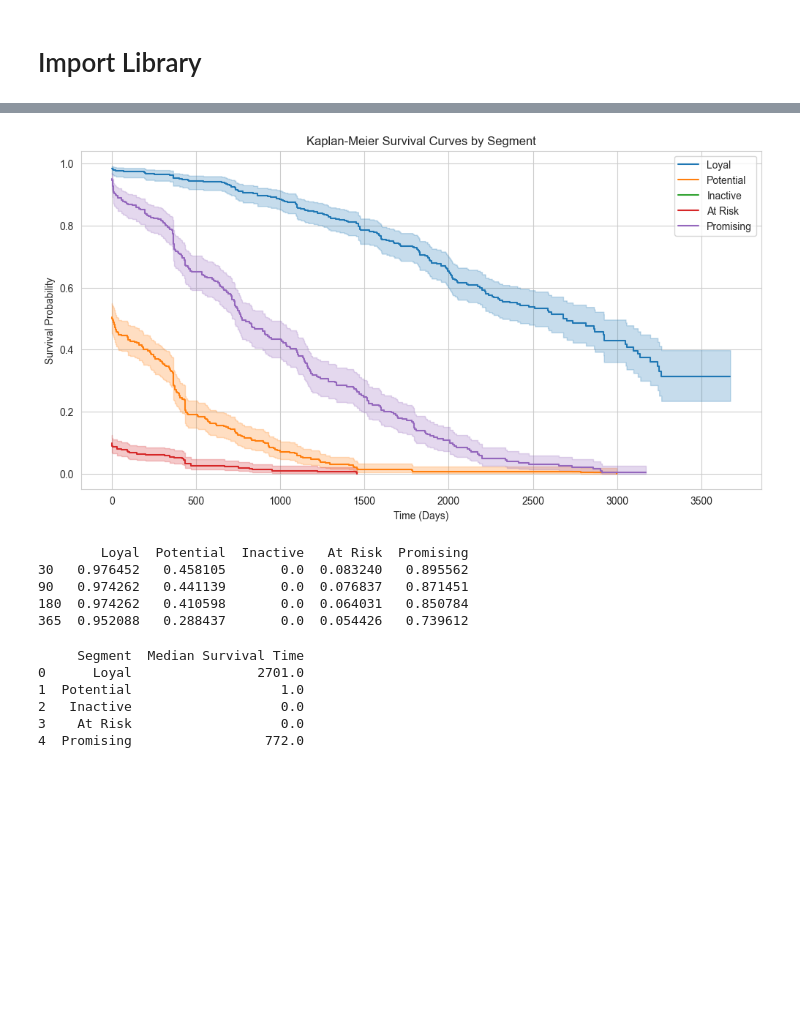
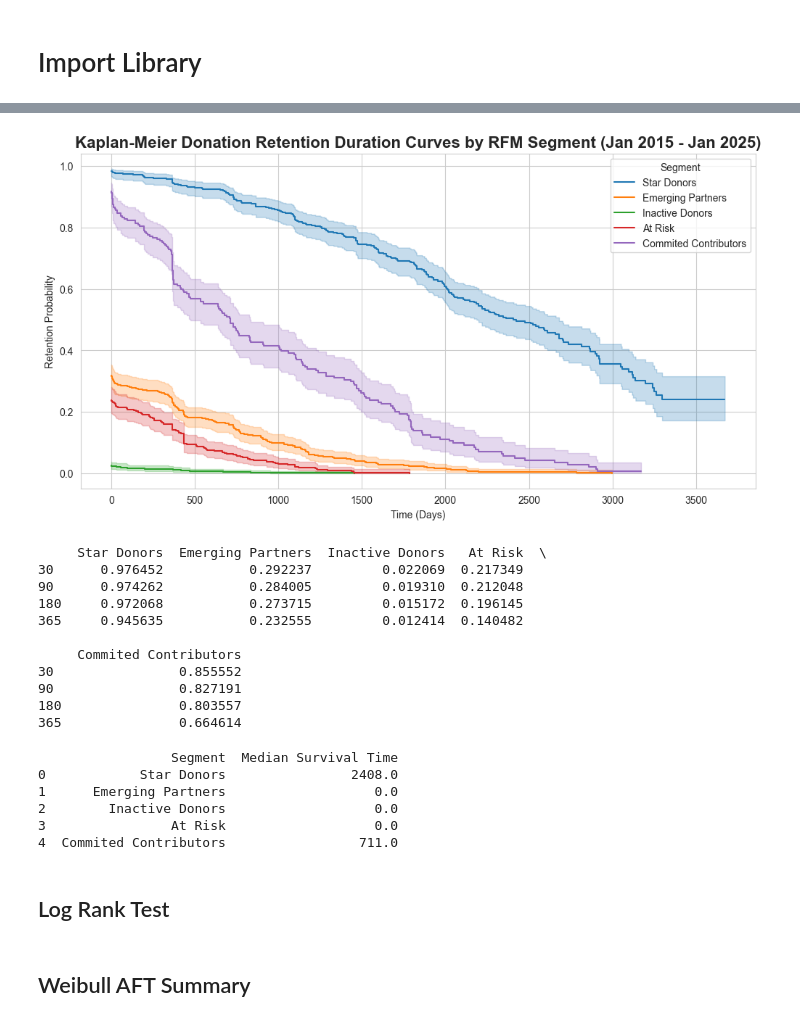
Before and after one commit to uyen-nguyen-190304/BRDC_Cow, a Jupyter notebook: Time_Series_Survival_Analysis.ipynb, the cells around one changed output, grey strips where cells are left out. Drawn from its saved outputs; the diff is of its cells as text; code cells hidden in the pictures; blank space fills up the shorter version.

```diff
--- a/Time_Series_Survival_Analysis.ipynb
+++ b/Time_Series_Survival_Analysis.ipynb
@@ -16,6 +13,6 @@ from lifelines import KaplanMeierFitter
 https://data.bls.gov/timeseries/CUUR0000SA0L1E?output_view=pct_12mths
 # %%
-cpi_df = pd.read_excel('./SeriesReport-20250410235943_836898.xlsx', skiprows= 11)
+cpi_df = pd.read_excel('./SeriesReport-20250411111756_540f2c.xlsx', skiprows= 11)
 # %%
 # Calculate annual average inflation rate
 cpi_df['Inflation_Rate'] = (cpi_df['HALF1'] + cpi_df['HALF2']) / 2
@@ -48,7 +45,7 @@ df_transactions = pd.read_excel('./data/all_transactions.xlsx')
 df_transactions = df_transactions.rename(columns={'Revenue Amount': 'Revenue', 'Account Number': 'ID'})
 # %%
 df = df_transactions.merge(df_rfm, on='ID', how='inner')
-df = df[(df['Type'] != 'Soft Credit') & (df['Revenue'] > 0) & (df['Date'] >= '2015-01-01' ) & (df['Date'] <= '2025-02-01')]
+df = df[(df['Type'] != 'Soft Credit') & (df['Revenue'] > 0) & (df['Date'] >= '2015-01-01' ) & (df['Date'] < '2025-02-01')]
 df['Year'] = df['Date'].dt.year
 # %%
 # Merge CPI Index with revenue data
@@ -356,5 +227,5 @@ Name: Donation_Interval, dtype: float64
 # %%
-# Calculate the 90th percentile of donation intervals
-churn_threshold = df_sorted['Donation_Interval'].quantile(0.75)
-print(f"Churn Threshold (90th Percentile): {churn_threshold} days")
+# Calculate the 65th percentile of donation intervals
+churn_threshold = df_sorted['Donation_Interval'].quantile(0.65)
+print(f"Churn Threshold (65th Percentile): {churn_threshold} days")
 # %% [output]
@@ -377,22 +253,23 @@ df_survival['Churned'] = ((observation_end - df_survival['Last_Donation_Date']).
 # %%
 # Initialize Kaplan-Meier estimator
 kmf = KaplanMeierFitter()
 
 # Plot survival curves for each segment
 plt.figure(figsize=(12, 6))
 for segment in df_survival['Segment'].unique():
     segment_data = df_survival[df_survival['Segment'] == segment]
     kmf.fit(segment_data['Duration'], event_observed=segment_data['Churned'], label=segment)
     kmf.plot_survival_function()
 
-plt.title('Kaplan-Meier Survival Curves by Segment')
+sns.set_style("whitegrid")
+plt.title('Kaplan-Meier Donation Retention Duration Curves by RFM Segment (Jan 2015 - Jan 2025)', fontsize=16, weight='bold')
 plt.xlabel('Time (Days)')
-plt.ylabel('Survival Probability')
-plt.legend()
+plt.ylabel('Retention Probability')
+plt.legend(title = 'Segment')
 plt.grid(True)
 plt.show()
 # %% [output]
-[figure, old version]
+[figure, new version]
 # %%
 # Extract survival probabilities for each segment
 summary = {}
@@ -406,11 +283,17 @@ for segment in df_survival['Segment'].unique():
 summary_df = pd.DataFrame(summary)
 print(summary_df)
 # %% [output]
-        Loyal  Potential  Inactive   At Risk  Promising
-30   0.976452   0.458105       0.0  0.083240   0.895562
-90   0.974262   0.441139       0.0  0.076837   0.871451
-180  0.974262   0.410598       0.0  0.064031   0.850784
-365  0.952088   0.288437       0.0  0.054426   0.739612
+     Star Donors  Emerging Partners  Inactive Donors   At Risk  \
+30      0.976452           0.292237         0.022069  0.217349
+90      0.974262           0.284005         0.019310  0.212048
+180     0.972068           0.273715         0.015172  0.196145
+365     0.945635           0.232555         0.012414  0.140482
+
+     Commited Contributors
+30                0.855552
+90                0.827191
+180               0.803557
+365               0.664614
 # %%
 # Calculate median survival time for each segment
 median_survival = {}
@@ -423,9 +306,11 @@ for segment in df_survival['Segment'].unique():
 median_survival_df = pd.DataFrame(list(median_survival.items()), columns=['Segment', 'Median Survival Time'])
 print(median_survival_df)
 # %% [output]
-     Segment  Median Survival Time
-0      Loyal                2701.0
-1  Potential                   1.0
-2   Inactive                   0.0
-3    At Risk                   0.0
-4  Promising                 772.0
+                 Segment  Median Survival Time
+0            Star Donors                2408.0
+1      Emerging Partners                   0.0
+2        Inactive Donors                   0.0
+3                At Risk                   0.0
+4  Commited Contributors                 711.0
+# %% [markdown]
+## Log Rank Test
@@ -431,0 +349,2 @@ print(median_survival_df)
+# %% [markdown]
+## Weibull AFT Summary
```
Also changed, not shown: parts of 37 cells of this notebook, 1 other file.
